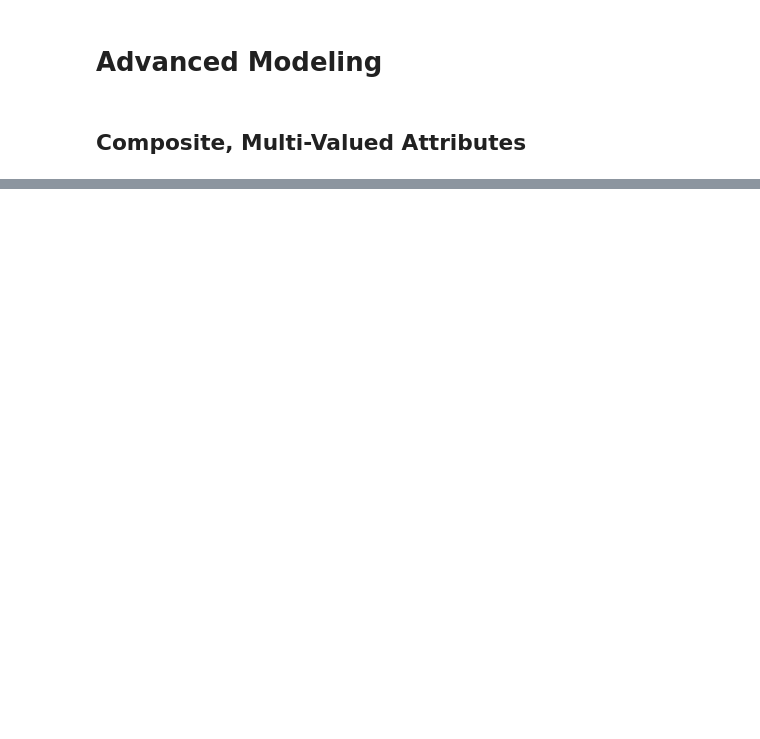
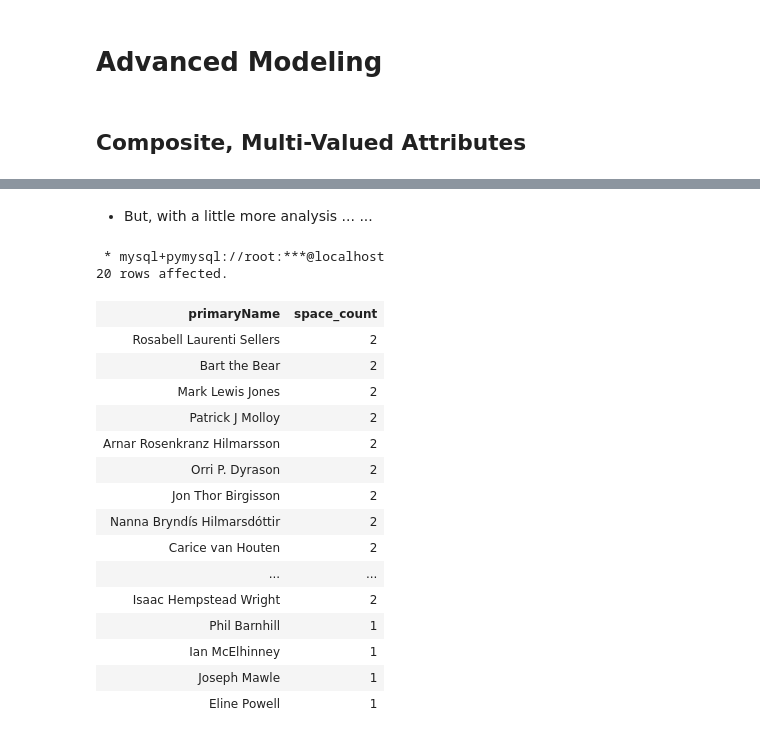
Before and after one commit to YueWang417/Intro_to_Databases_S23, a Jupyter notebook: Lectures/06_s_2023_w4111_lecture/06_s_2023_lecture_examples.ipynb, the cells around one changed output, grey strips where cells are left out. Drawn from its saved outputs; the diff is of its cells as text; code cells hidden in the pictures; blank space fills up the shorter version.

```diff
--- a/Lectures/06_s_2023_w4111_lecture/06_s_2023_lecture_examples.ipynb
+++ b/Lectures/06_s_2023_w4111_lecture/06_s_2023_lecture_examples.ipynb
@@ -1136,0 +843,35 @@ select * from two
+# %% [markdown]
+- But, with a little more analysis ... ...
+# %%
+%%sql
+
+with one as (
+    select
+        primaryName,
+        replace(primaryName, ' ', '') as no_spaces
+    from
+        name_basics_all
+)
+select primaryName, length(primaryName)-length(no_spaces) as space_count
+    from one
+order by space_count desc
+limit 20;
+# %% [output]
+ * mysql+pymysql://root:***@localhost
+20 rows affected.
+| primaryName | space_count |
+| Rosabell Laurenti Sellers | 2 |
+| Bart the Bear | 2 |
+| Mark Lewis Jones | 2 |
+| Patrick J Molloy | 2 |
+| Arnar Rosenkranz Hilmarsson | 2 |
+| Orri P. Dyrason | 2 |
+| Jon Thor Birgisson | 2 |
+| Nanna Bryndís Hilmarsdóttir | 2 |
+| Carice van Houten | 2 |
+| ... | ... |
+| Isaac Hempstead Wright | 2 |
+| Phil Barnhill | 1 |
+| Ian McElhinney | 1 |
+| Joseph Mawle | 1 |
+| Eline Powell | 1 |
```
Also changed, not shown: parts of 60 cells of this notebook, 3 other files.
